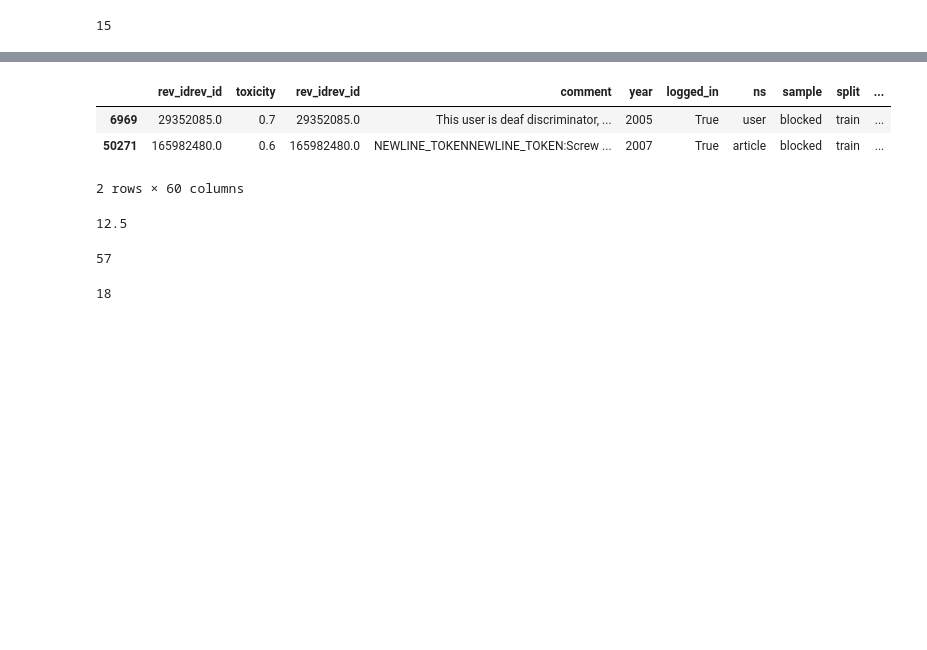
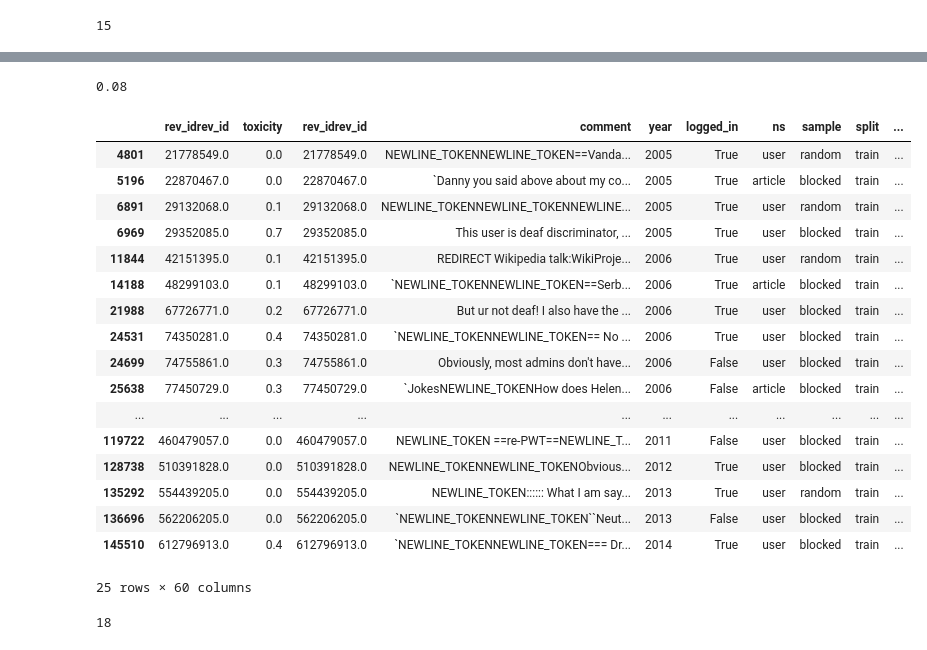
Before and after one commit to nehargupta/cs590_privacy_fairness, a Jupyter notebook: data.ipynb, the cells around one changed output, grey strips where cells are left out. Drawn from its saved outputs; the diff is of its cells as text; code cells hidden in the pictures; blank space fills up the shorter version.

```diff
--- a/data.ipynb
+++ b/data.ipynb
@@ -295,16 +294,27 @@ print(proportion_toxic_by_term)
+# %%
+# The proportion is definitely 12.5
+proportion_toxic_by_term[48]
+# %% [output]
+0.08
 # %%
-train_comments[(train_comments[madlibs_terms[48]] == True) & (train_comments['binary_tox'] == 1)]
+train_comments[(train_comments[madlibs_terms[48]] == True)]
 # %% [output]
 |  | rev_idrev_id | toxicity | rev_idrev_id | comment | year | logged_in | ns | sample | split | ... |
+| 4801 | 21778549.0 | 0.0 | 21778549.0 | NEWLINE_TOKENNEWLINE_TOKEN==Vanda... | 2005 | True | user | random | train | ... |
+| 5196 | 22870467.0 | 0.0 | 22870467.0 | `Danny you said above about my co... | 2005 | True | article | blocked | train | ... |
+| 6891 | 29132068.0 | 0.1 | 29132068.0 | NEWLINE_TOKENNEWLINE_TOKENNEWLINE... | 2005 | True | user | random | train | ... |
 | 6969 | 29352085.0 | 0.7 | 29352085.0 | This user is deaf discriminator, ... | 2005 | True | user | blocked | train | ... |
-| 50271 | 165982480.0 | 0.6 | 165982480.0 | NEWLINE_TOKENNEWLINE_TOKEN:Screw ... | 2007 | True | article | blocked | train | ... |
+| 11844 | 42151395.0 | 0.1 | 42151395.0 | REDIRECT Wikipedia talk:WikiProje... | 2006 | True | user | random | train | ... |
+| 14188 | 48299103.0 | 0.1 | 48299103.0 | `NEWLINE_TOKENNEWLINE_TOKEN==Serb... | 2006 | True | article | blocked | train | ... |
+| 21988 | 67726771.0 | 0.2 | 67726771.0 | But ur not deaf! I also have the ... | 2006 | True | user | blocked | train | ... |
+| 24531 | 74350281.0 | 0.4 | 74350281.0 | `NEWLINE_TOKENNEWLINE_TOKEN== No ... | 2006 | True | user | blocked | train | ... |
+| 24699 | 74755861.0 | 0.3 | 74755861.0 | Obviously, most admins don't have... | 2006 | False | user | blocked | train | ... |
+| 25638 | 77450729.0 | 0.3 | 77450729.0 | `JokesNEWLINE_TOKENHow does Helen... | 2006 | False | article | blocked | train | ... |
+| ... | ... | ... | ... | ... | ... | ... | ... | ... | ... | ... |
+| 119722 | 460479057.0 | 0.0 | 460479057.0 | NEWLINE_TOKEN ==re-PWT==NEWLINE_T... | 2011 | False | user | blocked | train | ... |
+| 128738 | 510391828.0 | 0.0 | 510391828.0 | NEWLINE_TOKENNEWLINE_TOKENObvious... | 2012 | True | user | blocked | train | ... |
+| 135292 | 554439205.0 | 0.0 | 554439205.0 | NEWLINE_TOKEN:::::: What I am say... | 2013 | True | user | random | train | ... |
+| 136696 | 562206205.0 | 0.0 | 562206205.0 | `NEWLINE_TOKENNEWLINE_TOKEN``Neut... | 2013 | False | user | blocked | train | ... |
+| 145510 | 612796913.0 | 0.4 | 612796913.0 | `NEWLINE_TOKENNEWLINE_TOKEN=== Dr... | 2014 | True | user | blocked | train | ... |
-2 rows × 60 columns
+25 rows × 60 columns
-# %%
-proportion_toxic_by_term[48]
-# %% [output]
-12.5
-# %%
-len(proportion_toxic_by_term)
-# %% [output]
-57
 # %%
```
Also changed, not shown: parts of 3 cells of this notebook.
